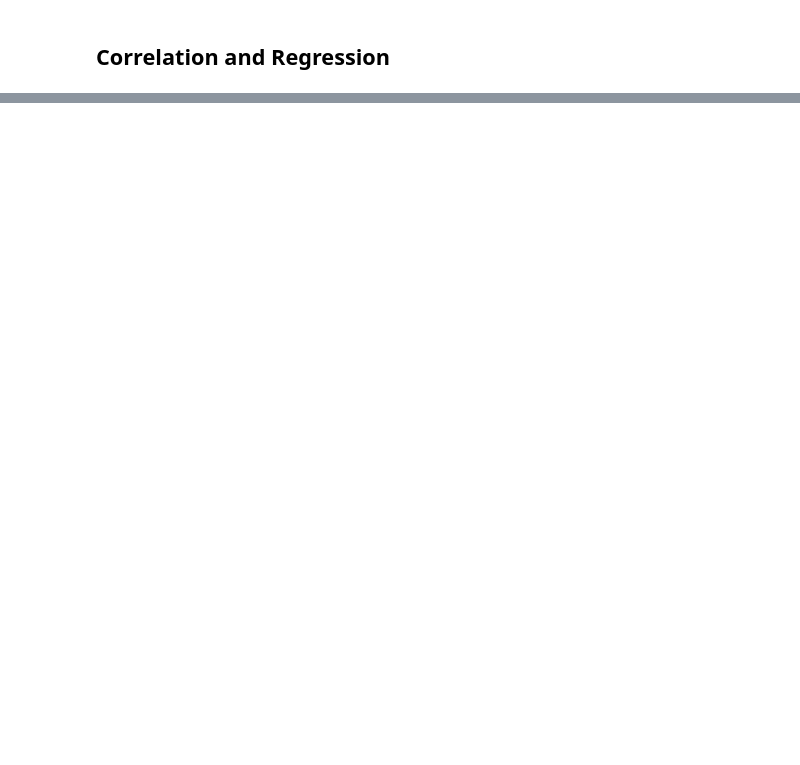
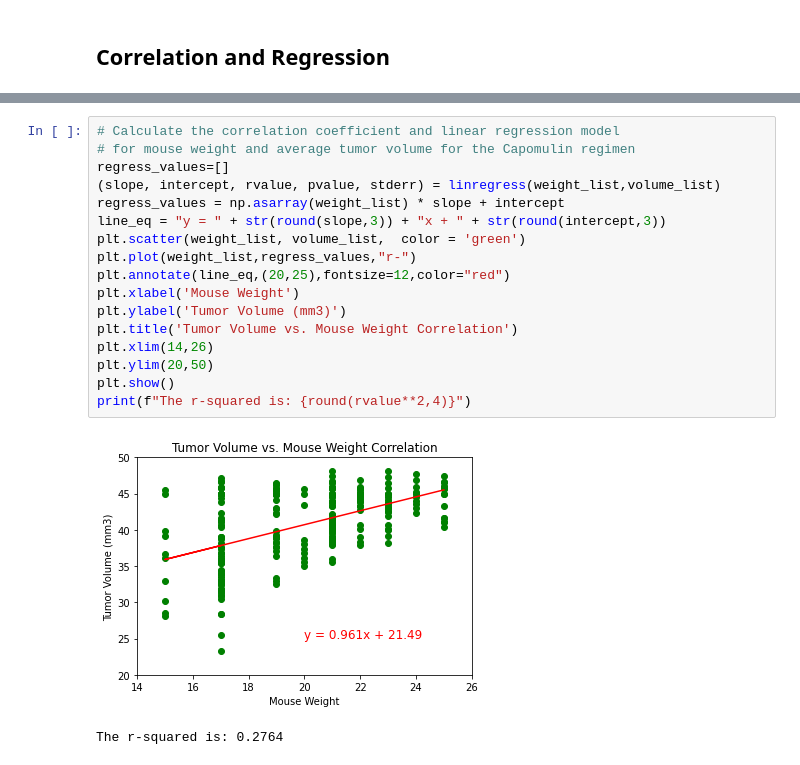
Before and after one commit to ElizaDeBarros/Matplotlib_challenge, a Jupyter notebook: Pymaceuticals/pymaceuticals_starter.ipynb, the cells around one changed output, grey strips where cells are left out. Drawn from its saved outputs; the diff is of its cells as text; blank space fills up the shorter version.

```diff
--- a/Pymaceuticals/pymaceuticals_starter.ipynb
+++ b/Pymaceuticals/pymaceuticals_starter.ipynb
@@ -278,0 +370,20 @@ SyntaxError: invalid syntax (<ipython-input-88-ddaadec8dfca>, line 6)
+# %%
+# Calculate the correlation coefficient and linear regression model
+# for mouse weight and average tumor volume for the Capomulin regimen
+regress_values=[]
+(slope, intercept, rvalue, pvalue, stderr) = linregress(weight_list,volume_list)
+regress_values = np.asarray(weight_list) * slope + intercept
+line_eq = "y = " + str(round(slope,3)) + "x + " + str(round(intercept,3))
+plt.scatter(weight_list, volume_list,  color = 'green')
+plt.plot(weight_list,regress_values,"r-")
+plt.annotate(line_eq,(20,25),fontsize=12,color="red")
+plt.xlabel('Mouse Weight')
+plt.ylabel('Tumor Volume (mm3)')
+plt.title('Tumor Volume vs. Mouse Weight Correlation')
+plt.xlim(14,26)
+plt.ylim(20,50)
+plt.show()
+print(f"The r-squared is: {round(rvalue**2,4)}")
+# %% [output]
+[figure, added]
+The r-squared is: 0.2764
```
Also changed, not shown: parts of 18 cells of this notebook.
